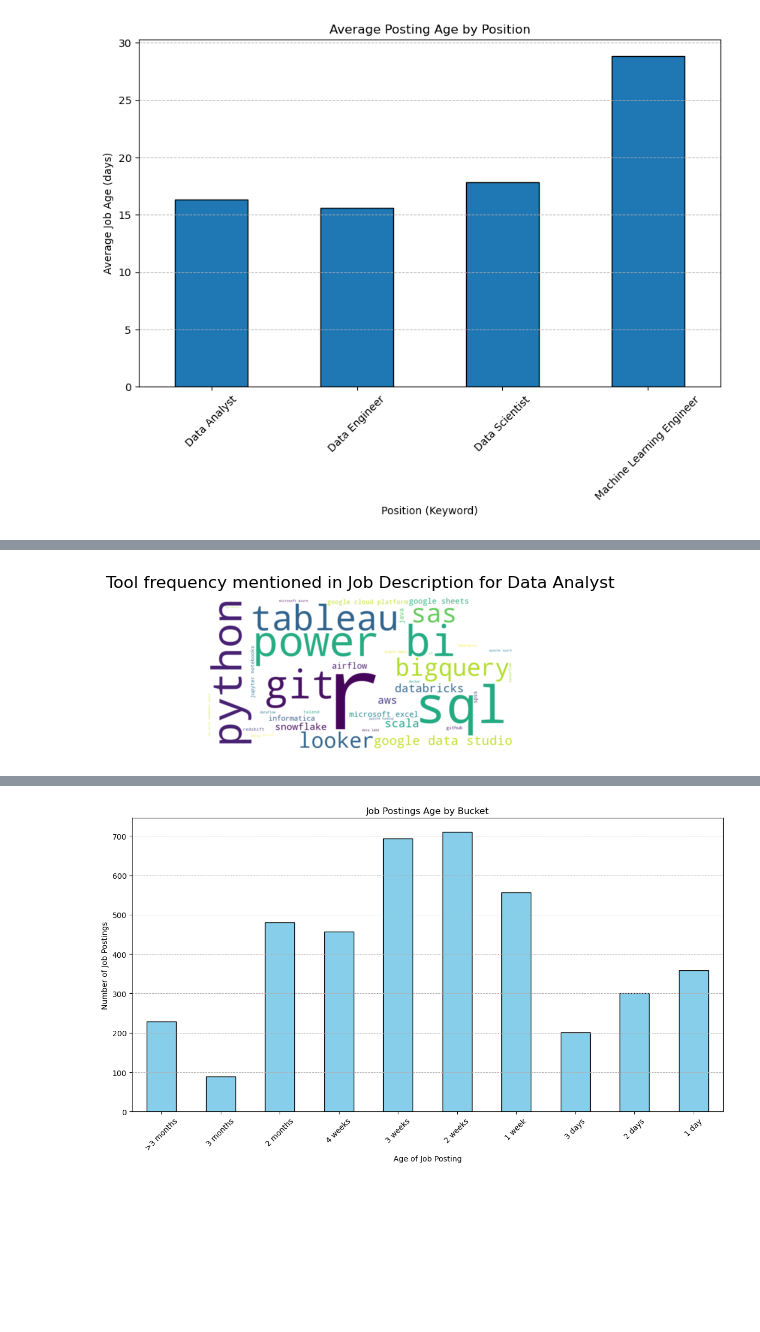
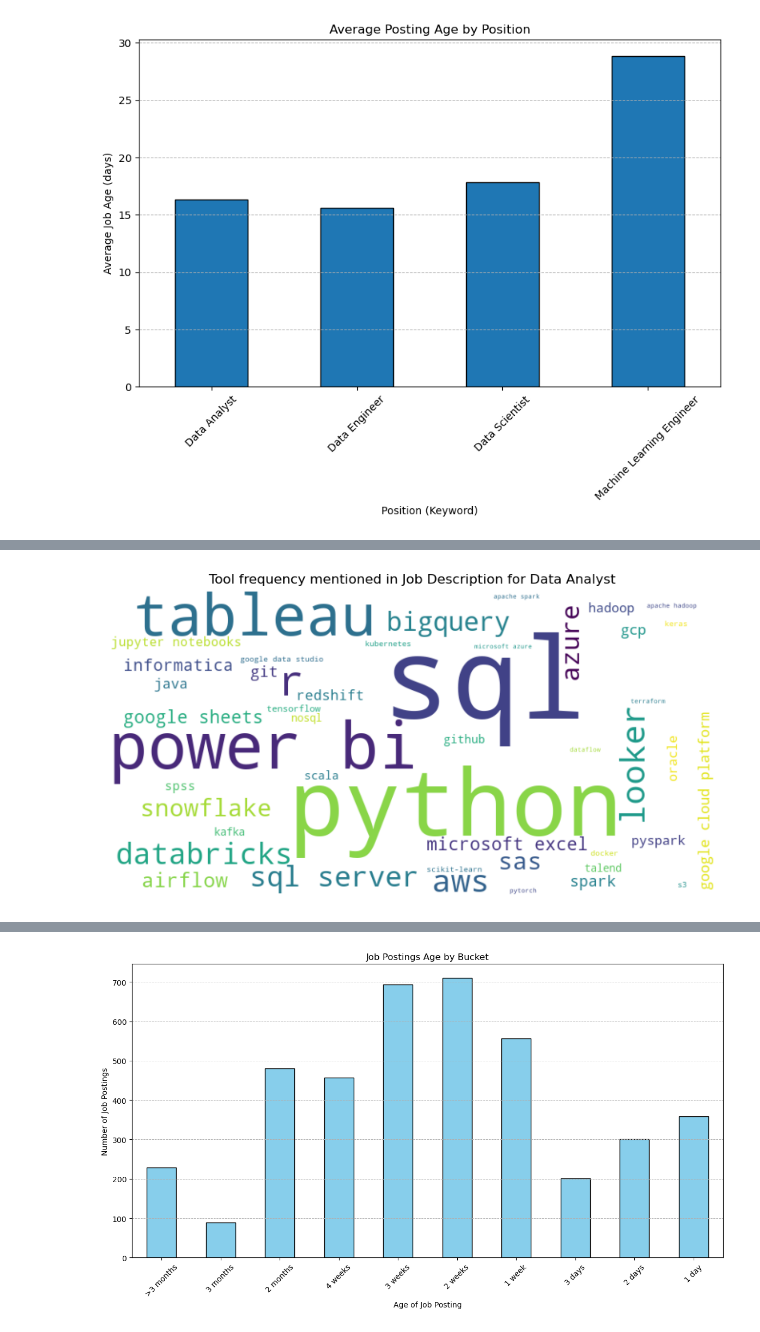
Before and after one commit to diamond-one/LinkedIn-Data-Jobs-Insights, a Jupyter notebook: DataCareerAnalysis.ipynb, the cells around one changed output, grey strips where cells are left out. Cells and saved outputs as stored; diff of their text form; code cells hidden in the pictures; blank space fills up the shorter version.

Commit message:
Addtions of tool count graphs

```diff
--- a/DataCareerAnalysis.ipynb
+++ b/DataCareerAnalysis.ipynb
@@ -387,5 +388,16 @@ for keyword in unique_keywords:
 # %%
-# Tool frequency mentioned in Job Description for specific roles
+import pandas as pd
+import matplotlib.pyplot as plt
+from wordcloud import WordCloud, STOPWORDS
+import numpy as np
+import re
+
+# Sample DataFrame
+# df_combined = pd.DataFrame({
+#     'Keywords': ['Data Analyst', 'Data Scientist', 'Data Engineer', 'Machine Learning Engineer'],
+#     'Job Description': ['... job description for Data Analyst ...', '... job description for Data Scientist ...', '... job description for Data Engineer ...', '... job description for Machine Learning Engineer ...']
+# })
+
 # List of tools and programming languages for all roles
 tools_and_languages = [
     # Data Analyst
@@ -403,7 +415,11 @@ tools_and_languages = [
 
     # Machine Learning Engineer
     'Keras', 'OpenCV', 'MLflow', 'Google AI Platform', 'AWS SageMaker', 'Microsoft Azure ML',
-    'C++'
+    'C++',
+
+    # Others - including variations of longer tools and languages
+    'Azure', 'Redshift', 'Oracle', 'Spark', 'Java', 'Hadoop', 'Kafka', 'AWS', 'NoSql', 'Watson', 'GCP', 'SQL Server',
+    'PySpark'
 ]
 
 # Convert all tools and languages to lowercase for case-insensitive matching
@@ -424,40 +440,81 @@ custom_stopwords.update([
 ])
 
 # Function to count occurrences of tools and languages in job descriptions
 def count_tools_and_languages(job_description, tools_and_languages, tool_counts):
     job_description = job_description.lower()
     for tool in tools_and_languages:
-        tool_counts[tool] += job_description.count(tool)
+        # Use regular expressions to count whole words
+        pattern = r'\b' + re.escape(tool) + r'\b'
+        tool_counts[tool] += len(re.findall(pattern, job_description))
     return tool_counts
 
-# Loop through each unique keyword
-unique_keywords = df_combined['Keywords'].unique()
+# Initialize a dictionary to store the counts for each role
+role_tool_counts = {role: {tool: 0 for tool in tools_and_languages} for role in df_combined['Keywords'].unique()}
 
-for keyword in unique_keywords:
-    # Initialize a dictionary to hold counts of each tool/language
+# Loop through each unique keyword (role)
+for keyword in df_combined['Keywords'].unique():
+    # Initialize a dictionary to hold counts of each tool/language for the current role
     tool_counts = {tool: 0 for tool in tools_and_languages}
 
-    # Filter job descriptions for the current keyword
+    # Filter job descriptions for the current keyword (role)
     keyword_descriptions = df_combined[df_combined['Keywords'] == keyword]['Job Description'].dropna().tolist()
     for job_description in keyword_descriptions:
         tool_counts = count_tools_and_languages(job_description, tools_and_languages, tool_counts)
 
+    # Store the counts in the role_tool_counts dictionary
+    role_tool_counts[keyword] = tool_counts
+
     # Filter out tools/languages that were not found
-    tool_counts = {k: v for k, v in tool_counts.items() if v > 0}
+    filtered_tool_counts = {k: v for k, v in tool_counts.items() if v > 0}
 
     # Generate a word cloud
     wordcloud = WordCloud(
         width=800,
         height=400,
         background_color='white',
         stopwords=custom_stopwords
-    ).generate_from_frequencies(tool_counts)
+    ).generate_from_frequencies(filtered_tool_counts)
 
     # Display the word cloud
-    plt.figure(figsize=(5, 2))
+    plt.figure(figsize=(10, 5))
     plt.imshow(wordcloud, interpolation='bilinear')
     plt.axis('off')  # Hide the axes
     plt.title(f'Tool frequency mentioned in Job Description for {keyword}')
     plt.show()
+
+# Convert the role_tool_counts dictionary to a DataFrame for easier plotting
+role_tool_counts_df = pd.DataFrame(role_tool_counts).fillna(0)
+
+# Plotting the counts for each role
+for role in role_tool_counts_df.columns:
+    plt.figure(figsize=(10, 6))
+    role_tool_counts_df[role].sort_values(ascending=False).head(20).plot(kind='bar')
+    plt.title(f'Top 20 Tool Frequencies Mentioned in Job Descriptions for {role}')
+    plt.xlabel('Tools and Languages')
+    plt.ylabel('Frequency')
+    plt.xticks(rotation=90)
+    plt.show()
+
+    # Aggregate counts across all roles
+total_tool_counts = {tool: 0 for tool in tools_and_languages}
+for role in role_tool_counts:
+    for tool in role_tool_counts[role]:
+        total_tool_counts[tool] += role_tool_counts[role][tool]
+
+# Filter out tools/languages that were not found
+filtered_total_tool_counts = {k: v for k, v in total_tool_counts.items() if v > 0}
+
+# Convert to DataFrame for easier manipulation
+total_tool_counts_df = pd.DataFrame(list(filtered_total_tool_counts.items()), columns=['Tool', 'Count'])
+total_tool_counts_df = total_tool_counts_df.sort_values(by='Count', ascending=False).head(20)
+
+# Plotting the top 20 tools across all roles
+plt.figure(figsize=(12, 8))
+plt.bar(total_tool_counts_df['Tool'], total_tool_counts_df['Count'])
+plt.title('Top 20 Tool Frequencies Mentioned in Job Descriptions Across All Roles')
+plt.xlabel('Tools and Languages')
+plt.ylabel('Frequency')
+plt.xticks(rotation=90)
+plt.show()
 # %% [output]
-[figure, old version]
+[figure, new version]
```
Also changed, not shown: parts of 4 cells of this notebook, 1 other file.
